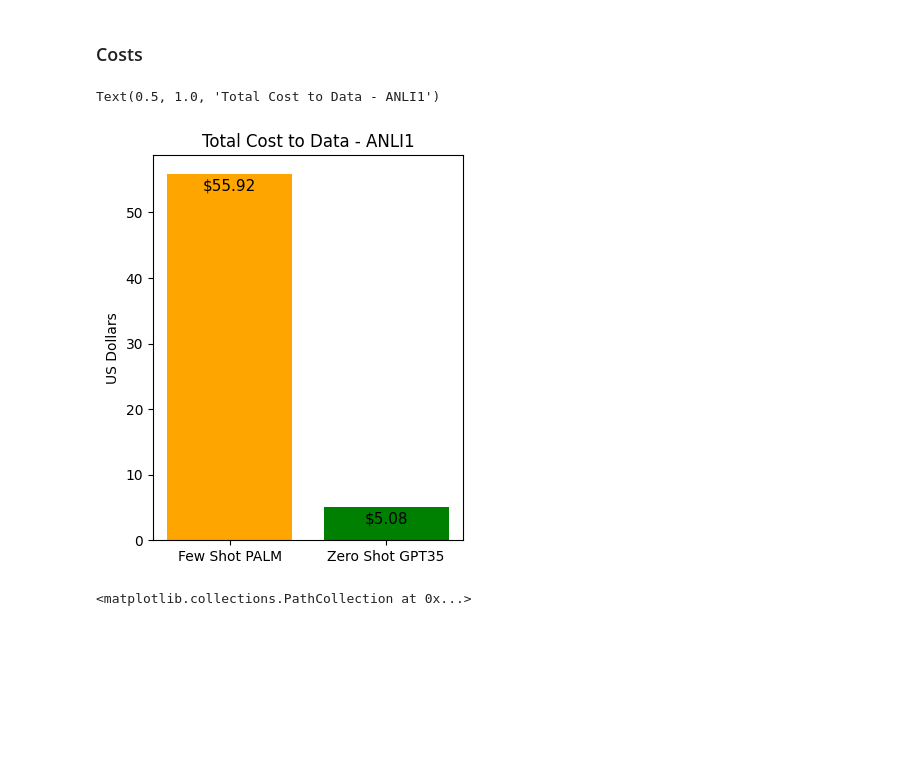
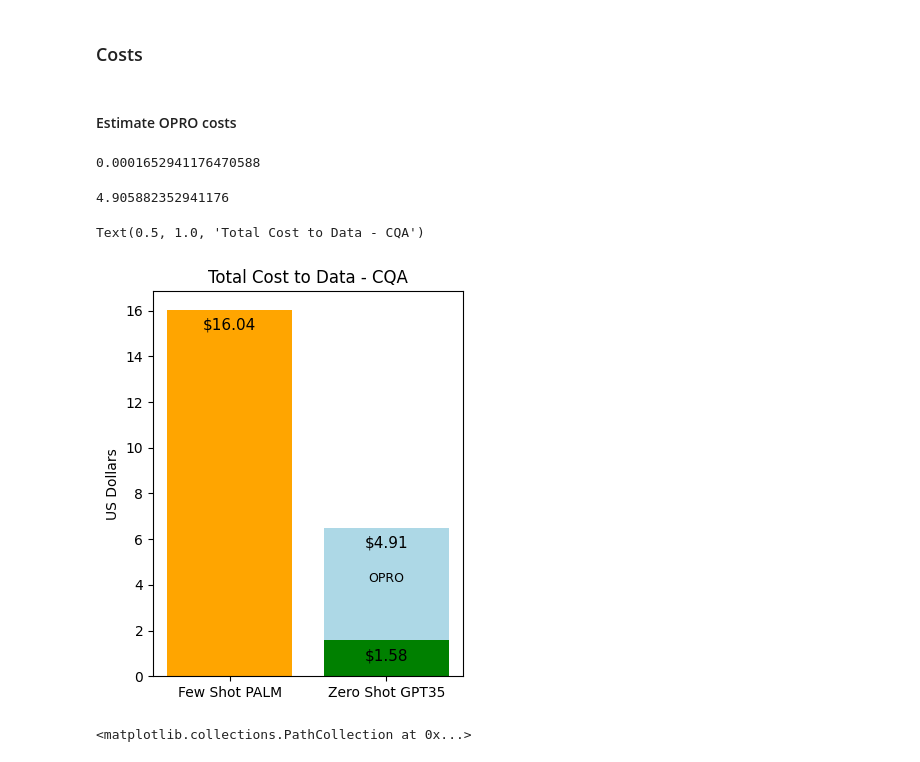
Before and after one commit to lukasvoege/ZeroShot-step-by-step-distillation, a Jupyter notebook: analytics.ipynb, the cells around one changed output. Saved outputs shown, nothing was run; the diff lists cells and outputs as text; code cells hidden in the pictures; blank space fills up the shorter version.

```diff
--- a/analytics.ipynb
+++ b/analytics.ipynb
@@ -47,7 +47,7 @@ def get_meta_df(dataset: str) -> pd.DataFrame:
              "avg_nr_of_sentences": rationale_eval[3] / rationale_eval[1],
              "avg_nr_of_words": rationale_eval[4] / rationale_eval[1],
              "n_parse_errors": 0,
-             "avg_cost_per_query": 0.0033 if dataset == "anli1" else 0.0033,
+             "avg_cost_per_query": 0.0033 if dataset == "anli1" else 0.00183,
              }
 
     # insert PALM evaluation into metadata dataframe with index 0
@@ -68,5 +73,5 @@ def get_meta_df(dataset: str) -> pd.DataFrame:
 # %%
-meta_df = get_meta_df("anli1")
+meta_df = get_meta_df("cqa")
 meta_df.head()
 # %% [output]
 |  | accuracy | n_correct | n_wrong | n_none_responses | total_responses | total_length_of_explanations | ... |
@@ -165,23 +170,45 @@ There seem to be the following tendencies:
  - Wether a prompt makes the model return an explanation at all, does not seem to have an influence on the accuracy.
 # %% [markdown]
 ### Costs
+# %% [markdown]
+#### Estimate OPRO costs
+# %%
+#avg_cost_per_query = meta_df.drop([0, 179, 1000], axis=0)["avg_cost_per_query"].mean()
+avg_cost_per_query = meta_df.drop([0], axis=0)["avg_cost_per_query"].mean()
+# %%
+avg_cost_per_query
+# %% [output]
+0.0001652941176470588
+# %%
+# 100 rounds, 8 prompts per round, 25 test_size per prompt per round + 100 rounds * 8 queries of the meta prompt
+opro_costs = avg_cost_per_query * 100 * 8 * 25 + 100 * 8 * 0.002
+# %%
+opro_costs
+# %% [output]
+4.905882352941176
 # %%
 # plot cost_to_data of index 0 and 179 as bar chart with value on top
 fig, ax = plt.subplots(figsize=(4, 5))
+bars = ax.bar(x=["Few Shot PALM", "Zero Shot GPT35"], height=[0, opro_costs + meta_df.iloc[3]['cost_to_data']], color="lightblue")
+for bar in bars:
+    if bar.get_height() == 0:
+        continue
+    ax.text(bar.get_x() + bar.get_width()/2, bar.get_height() - 1, f"${opro_costs:.2f}", ha='center', va='bottom', fontsize=11)
+    ax.text(bar.get_x() + bar.get_width()/2, bar.get_height() - 2.5, f"OPRO", ha='center', va='bottom', fontsize=9)
+
 color = ['orange', 'green']
-bars = ax.bar(x=["Few Shot PALM", "Zero Shot GPT35"], height=[meta_df.iloc[0]['cost_to_data'], meta_df.iloc[100]['cost_to_data']], color=color)
+bars = ax.bar(x=["Few Shot PALM", "Zero Shot GPT35"], height=[meta_df.iloc[0]['cost_to_data'], meta_df.iloc[3]['cost_to_data']], color=color)
 for bar in bars:
     yval = bar.get_height()
-    ax.text(bar.get_x() + bar.get_width()/2, yval - 3, f"${yval:.2f}", ha='center', va='bottom', fontsize=11)
+    ax.text(bar.get_x() + bar.get_width()/2, yval - 1, f"${yval:.2f}", ha='center', va='bottom', fontsize=11)
 ax.set_ylabel("US Dollars")
-ax.set_title("Total Cost to Data - ANLI1")
-
+ax.set_title("Total Cost to Data - CQA")
 
 
 ## TODO: ESTIMATE CQA COST PER QUERY AND ADD OPROOOOOOOOO!!!!
 # %% [output]
-Text(0.5, 1.0, 'Total Cost to Data - ANLI1')
+Text(0.5, 1.0, 'Total Cost to Data - CQA')
-[figure, old version]
+[figure, new version]
 # %%
 meta_df["max_accuracy"] = meta_df.drop([0, 179, 1000], axis=0)["accuracy"].cummax()
 #meta_df["max_accuracy"] = meta_df.drop([0], axis=0)["accuracy"].cummax()
```
Also changed, not shown: parts of 7 cells of this notebook, 1 other file.
